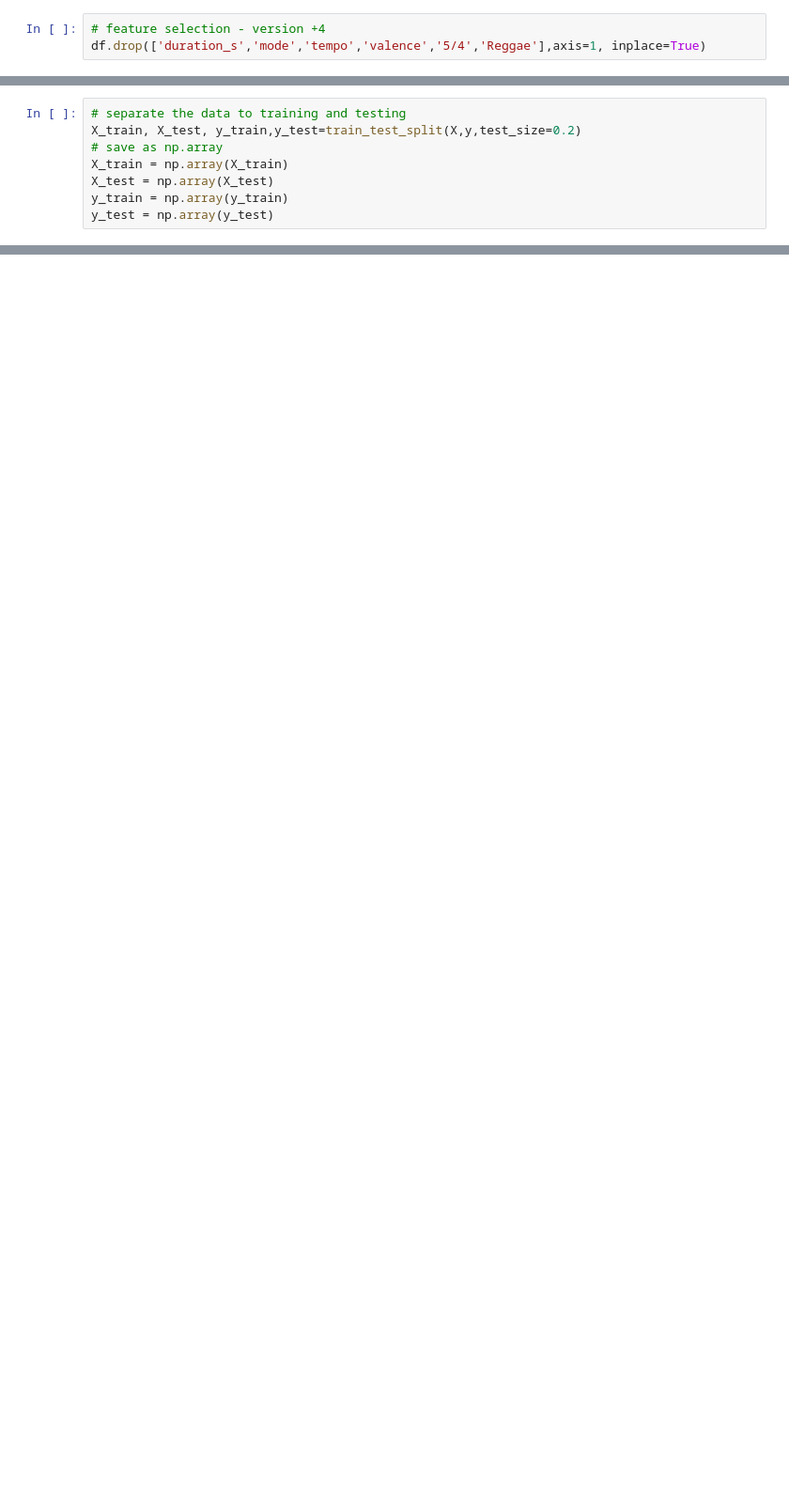
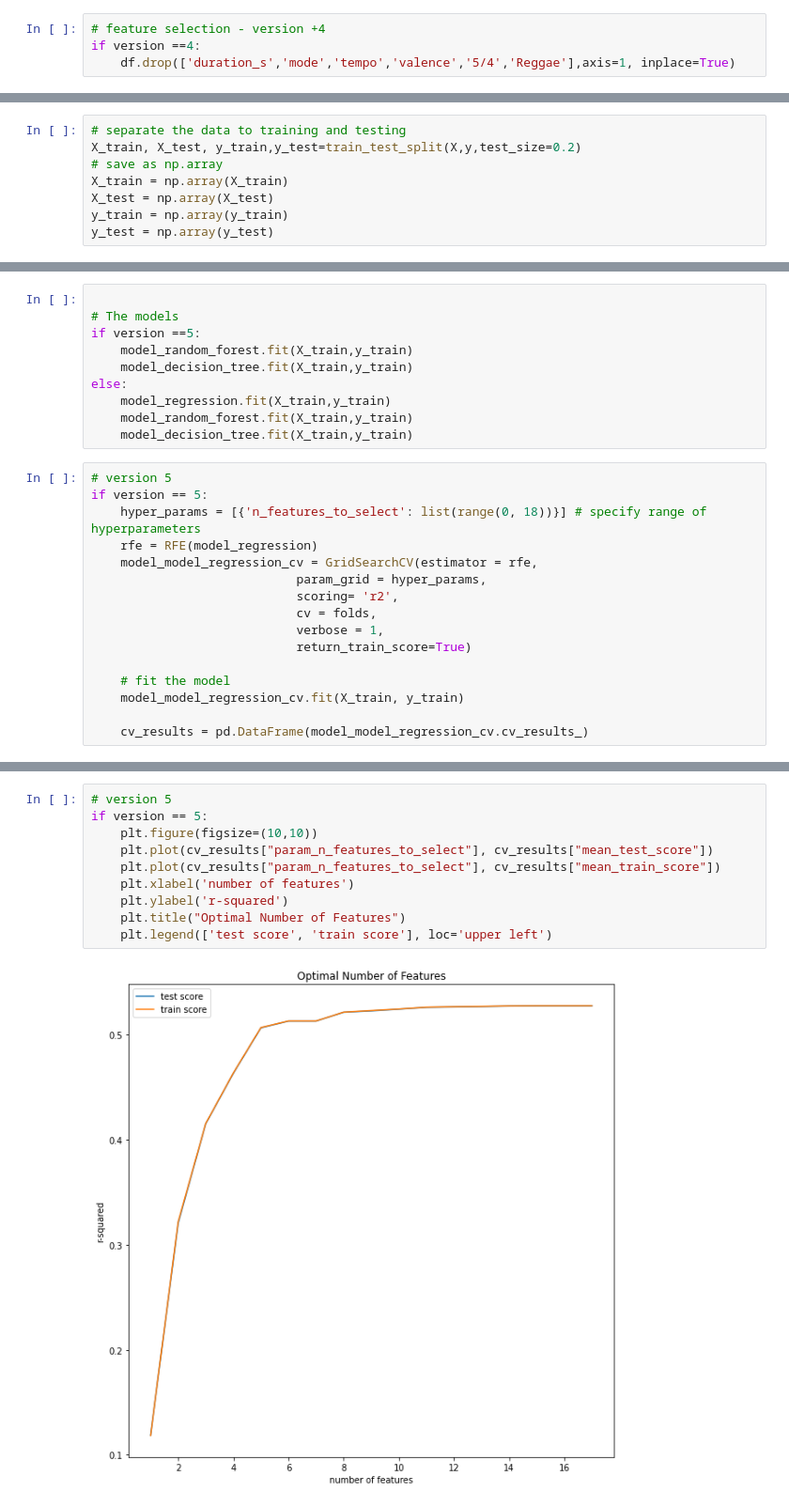
Before and after one commit to Idoleshem/Mini-ML-Spotify-Project-, a Jupyter notebook: model.ipynb, the cells around one changed output, grey strips where cells are left out. Shown: that part at 94% size. Drawn from its saved outputs; the diff is of its cells as text; blank space fills up the shorter version.

```diff
--- a/model.ipynb
+++ b/model.ipynb
@@ -80,6 +82,7 @@ for feature in features:
 # %%
 # feature selection - version +4
-df.drop(['duration_s','mode','tempo','valence','5/4','Reggae'],axis=1, inplace=True)
+if version ==4:
+    df.drop(['duration_s','mode','tempo','valence','5/4','Reggae'],axis=1, inplace=True)
 # %%
 # All versions
 X= df.loc[:,df.columns !="popularity"]
@@ -458,0 +187,26 @@ plt.show()
+# %%
+
+# The models
+if version ==5:
+    model_random_forest.fit(X_train,y_train)
+    model_decision_tree.fit(X_train,y_train)
+else:
+    model_regression.fit(X_train,y_train)
+    model_random_forest.fit(X_train,y_train)
+    model_decision_tree.fit(X_train,y_train)
+# %%
+# version 5
+if version == 5:
+    hyper_params = [{'n_features_to_select': list(range(0, 18))}] # specify range of hyperparameters
+    rfe = RFE(model_regression)
+    model_model_regression_cv = GridSearchCV(estimator = rfe,
+                            param_grid = hyper_params,
+                            scoring= 'r2',
+                            cv = folds,
+                            verbose = 1,
+                            return_train_score=True)
+
+    # fit the model
+    model_model_regression_cv.fit(X_train, y_train)
+
+    cv_results = pd.DataFrame(model_model_regression_cv.cv_results_)
@@ -458,0 +232,12 @@ plt.show()
+# %%
+# version 5
+if version == 5:
+    plt.figure(figsize=(10,10))
+    plt.plot(cv_results["param_n_features_to_select"], cv_results["mean_test_score"])
+    plt.plot(cv_results["param_n_features_to_select"], cv_results["mean_train_score"])
+    plt.xlabel('number of features')
+    plt.ylabel('r-squared')
+    plt.title("Optimal Number of Features")
+    plt.legend(['test score', 'train score'], loc='upper left')
+# %% [output]
+[figure, added]
```
Also changed, not shown: parts of 49 cells of this notebook, 1 other file.
